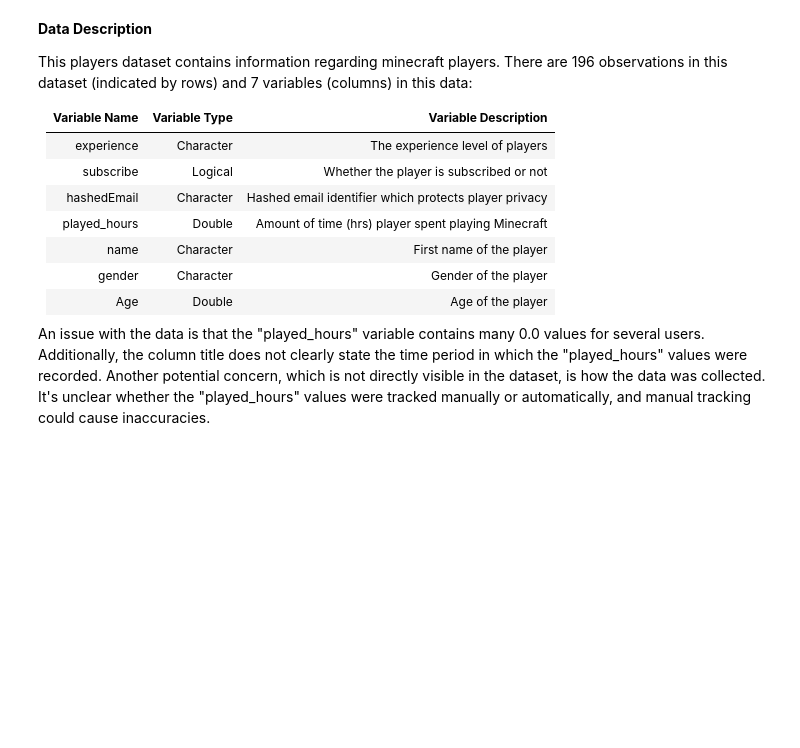
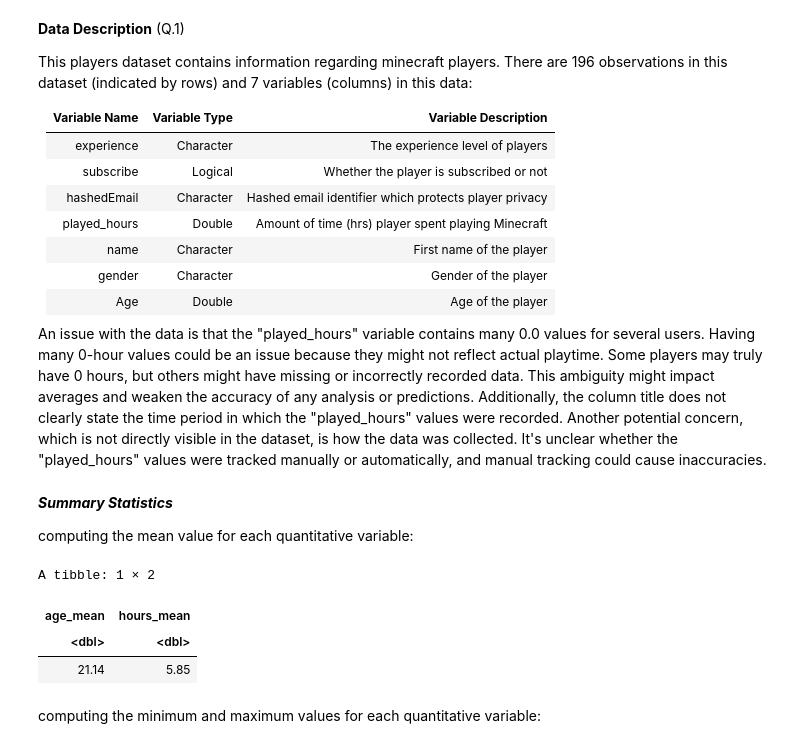
Before and after one commit to natlogan6/Dsci100-individual-, a Jupyter notebook: Individual.ipynb, the cells around one changed output. Saved outputs shown, nothing was run; the diff lists cells and outputs as text; code cells hidden in the pictures; blank space fills up the shorter version.

```diff
--- a/Individual.ipynb
+++ b/Individual.ipynb
@@ -17,5 +35,5 @@ ERROR: Error in eval(expr, envir, enclos): object 'players_data' not found
 # %% [markdown]
-**Data Description**
+**Data Description** (Q.1)
 
 This players dataset contains information regarding minecraft players. There are 196 observations in this dataset (indicated by rows) and 7 variables (columns) in this data:
 
@@ -30,4 +48,21 @@ This players dataset contains information regarding minecraft players. There are
 | Age                | Double           | Age of the player |
 
 
-An issue with the data is that the "played_hours" variable contains many 0.0 values for several users. Additionally, the column title does not clearly state the time period in which the "played_hours" values were recorded. Another potential concern, which is not directly visible in the dataset, is how the data was collected. It's unclear whether the "played_hours" values were tracked manually or automatically, and manual tracking could cause inaccuracies.
+An issue with the data is that the "played_hours" variable contains many 0.0 values for several users. Having many 0-hour values could be an issue because they might not reflect actual playtime. Some players may truly have 0 hours, but others might have missing or incorrectly recorded data. This ambiguity might impact averages and weaken the accuracy of any analysis or predictions.
+ Additionally, the column title does not clearly state the time period in which the "played_hours" values were recorded. Another potential concern, which is not directly visible in the dataset, is how the data was collected. It's unclear whether the "played_hours" values were tracked manually or automatically, and manual tracking could cause inaccuracies.
+# %% [markdown]
+***Summary Statistics***
+
+computing the mean value for each quantitative variable:
+# %%
+mean_values <- players |>
+  summarize( age_mean = round(mean(Age, na.rm = TRUE), 2),
+    		hours_mean = round(mean(played_hours, na.rm = TRUE), 2))
+mean_values
+# %% [output]
+A tibble: 1 × 2
+| age_mean | hours_mean |
+| <dbl> | <dbl> |
+| 21.14 | 5.85 |
+# %% [markdown]
+computing the minimum and maximum values for each quantitative variable:
```
Also changed, not shown: parts of 10 cells of this notebook.
